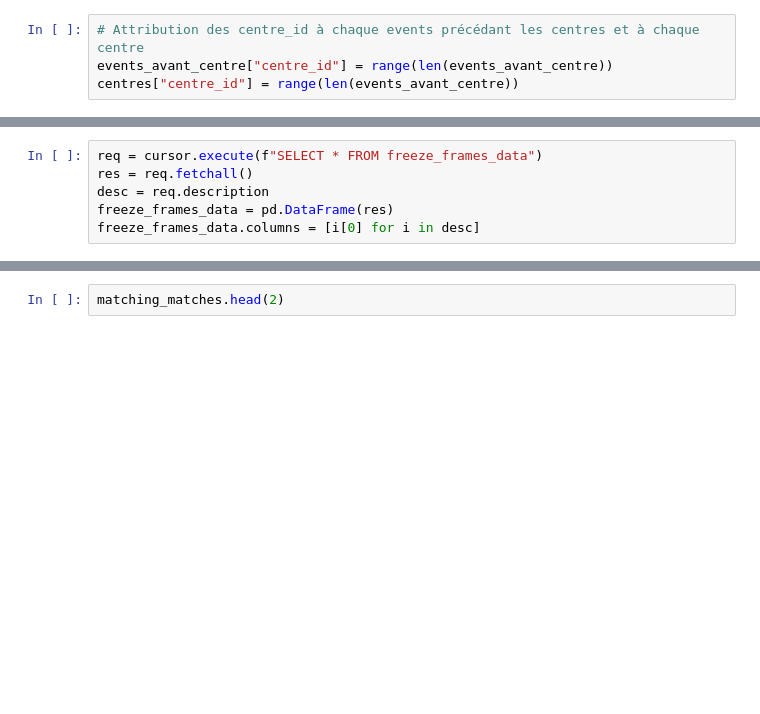
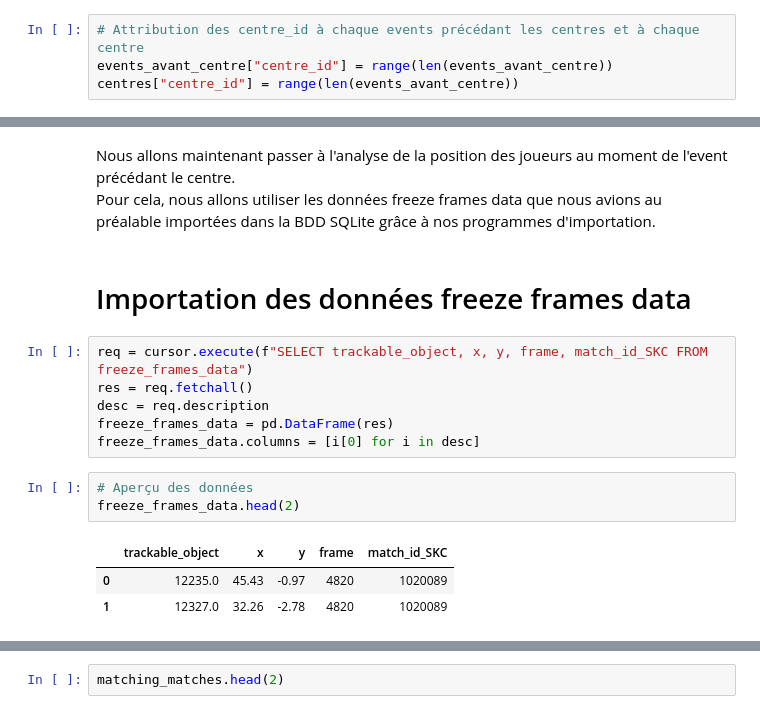
Before and after one commit to Nathan7128/PROJET-4A, a Jupyter notebook: Traitement_donnees/nb_advers_ballon_but/test_nb_advers_ballon_but.ipynb, the cells around one changed output, grey strips where cells are left out. Saved outputs shown, nothing was run; the diff lists cells and outputs as text; blank space fills up the shorter version.

```diff
--- a/Traitement_donnees/nb_advers_ballon_but/test_nb_advers_ballon_but.ipynb
+++ b/Traitement_donnees/nb_advers_ballon_but/test_nb_advers_ballon_but.ipynb
@@ -123,6 +136,18 @@ events_avant_centre = pd.merge(events_avant_centre, centres[["group", "centre_id
+# %% [markdown]
+Nous allons maintenant passer à l'analyse de la position des joueurs au moment de l'event précédant le centre.
+Pour cela, nous allons utiliser les données freeze frames data que nous avions au préalable importées dans la BDD SQLite grâce à nos programmes d'importation.
+# %% [markdown]
+# Importation des données freeze frames data
 # %%
-req = cursor.execute(f"SELECT * FROM freeze_frames_data")
+req = cursor.execute(f"SELECT trackable_object, x, y, frame, match_id_SKC FROM freeze_frames_data")
 res = req.fetchall()
 desc = req.description
 freeze_frames_data = pd.DataFrame(res)
 freeze_frames_data.columns = [i[0] for i in desc]
+# %%
+# Aperçu des données
+freeze_frames_data.head(2)
+# %% [output]
+|  | trackable_object | x | y | frame | match_id_SKC |
+| 0 | 12235.0 | 45.43 | -0.97 | 4820 | 1020089 |
+| 1 | 12327.0 | 32.26 | -2.78 | 4820 | 1020089 |
```
Also changed, not shown: parts of 19 cells of this notebook, 1 other file.
